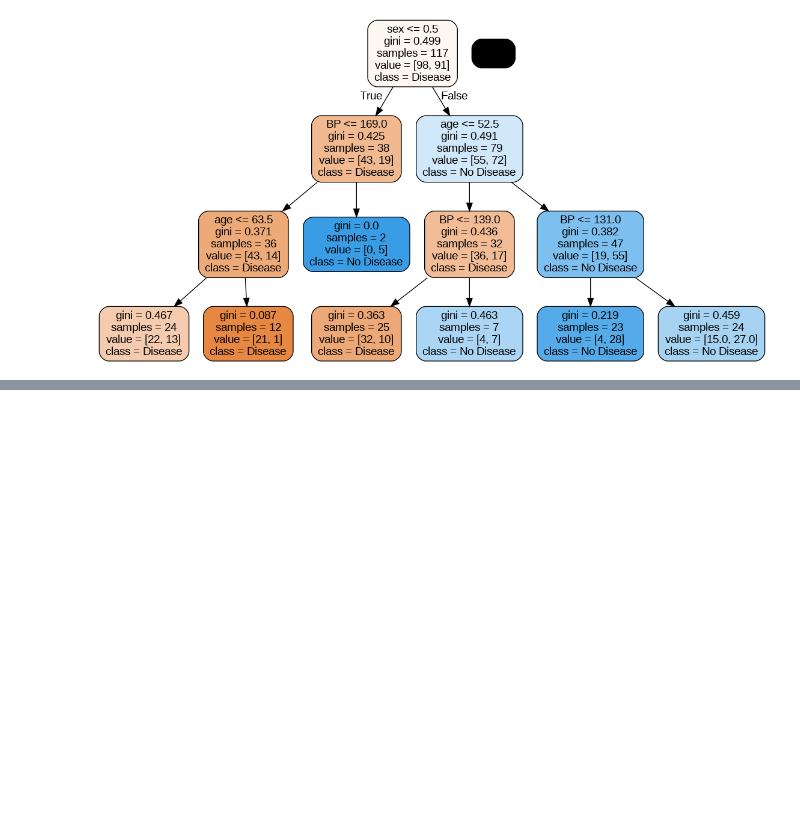
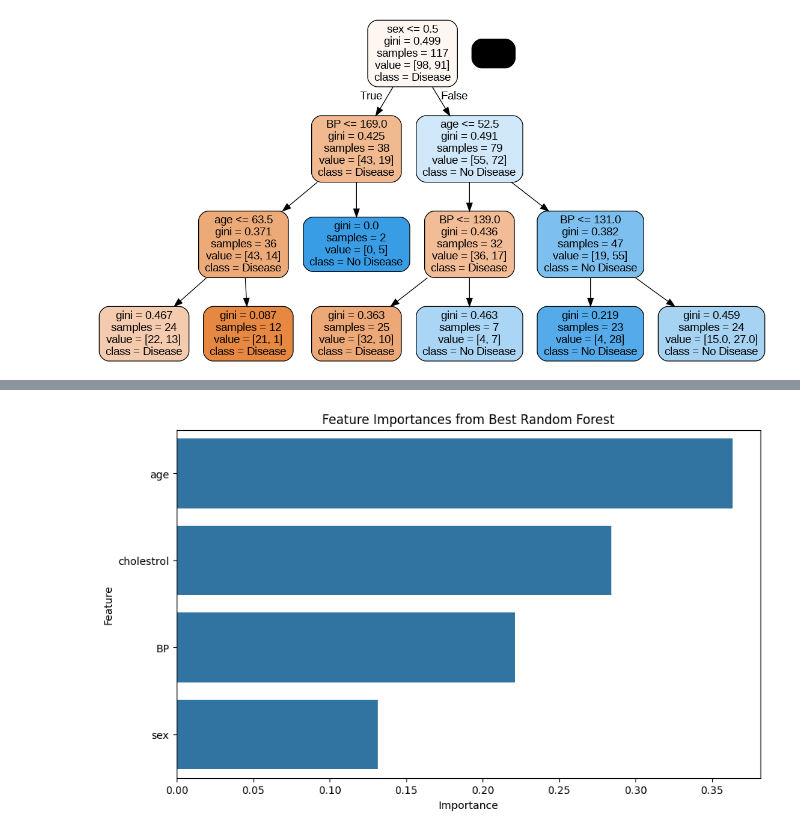
Before and after one commit to AshwiniPushkarr/-Linear-Regresion, a Jupyter notebook: RandomForrestOB.ipynb, the cells around one changed output, grey strips where cells are left out. Cells and saved outputs as stored; diff of their text form; code cells hidden in the pictures; blank space fills up the shorter version.

```diff
--- a/RandomForrestOB.ipynb
+++ b/RandomForrestOB.ipynb
@@ -150,0 +326,16 @@ Image(gph.create_png())
+# %%
+# prompt: what is the next step
+
+import pandas as pd
+import matplotlib.pyplot as plt
+# Further analysis can be done on the best model with the best hyperparameters
+# Example:  Analyzing the best model's feature importances
+feature_importances_best = best_rf.feature_importances_
+feature_importance_df_best = pd.DataFrame({'Feature': X_train.columns, 'Importance': feature_importances_best})
+feature_importance_df_best = feature_importance_df_best.sort_values(by='Importance', ascending=False)
+plt.figure(figsize=(10, 6))
+sns.barplot(x='Importance', y='Feature', data=feature_importance_df_best)
+plt.title('Feature Importances from Best Random Forest')
+plt.show()
+# %% [output]
+[figure, added]
```
Also changed, not shown: parts of 7 cells of this notebook.
